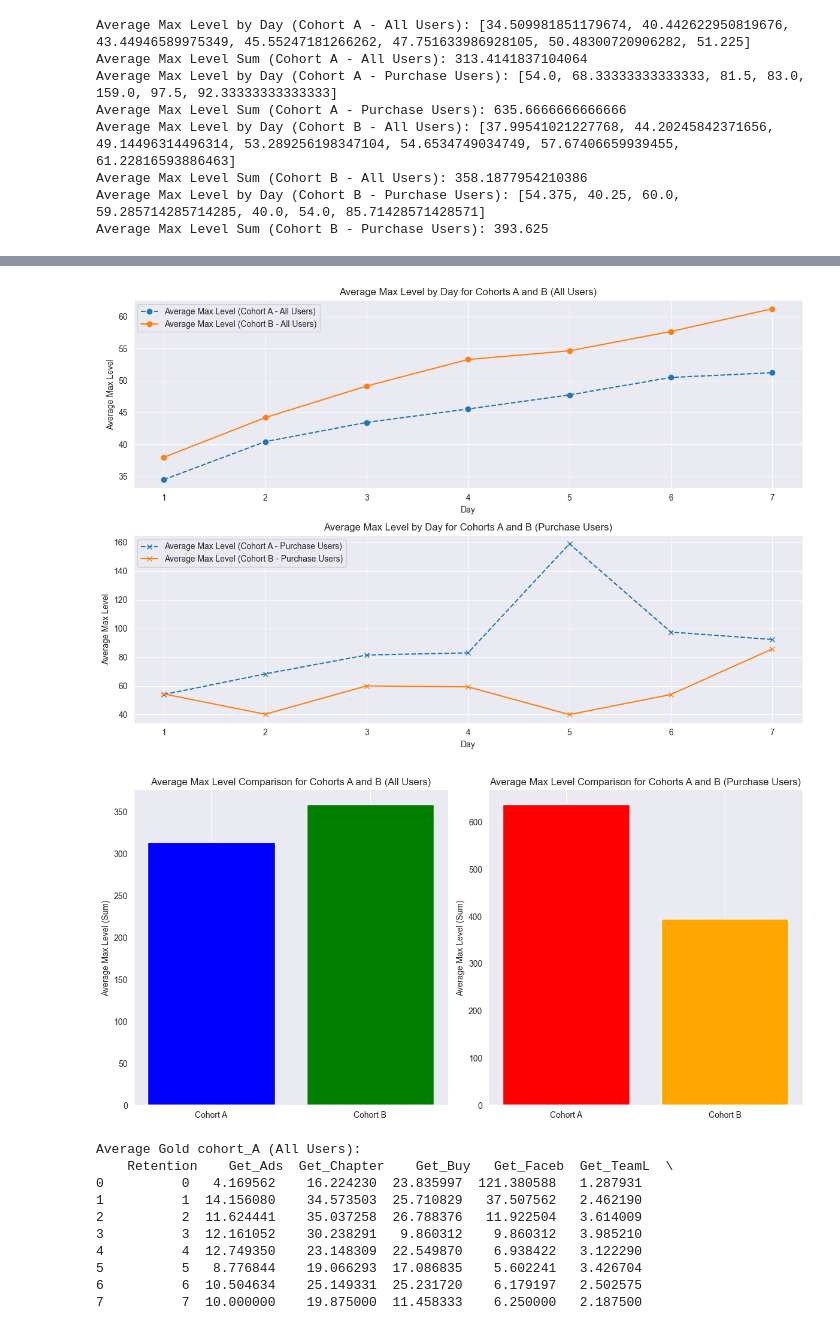
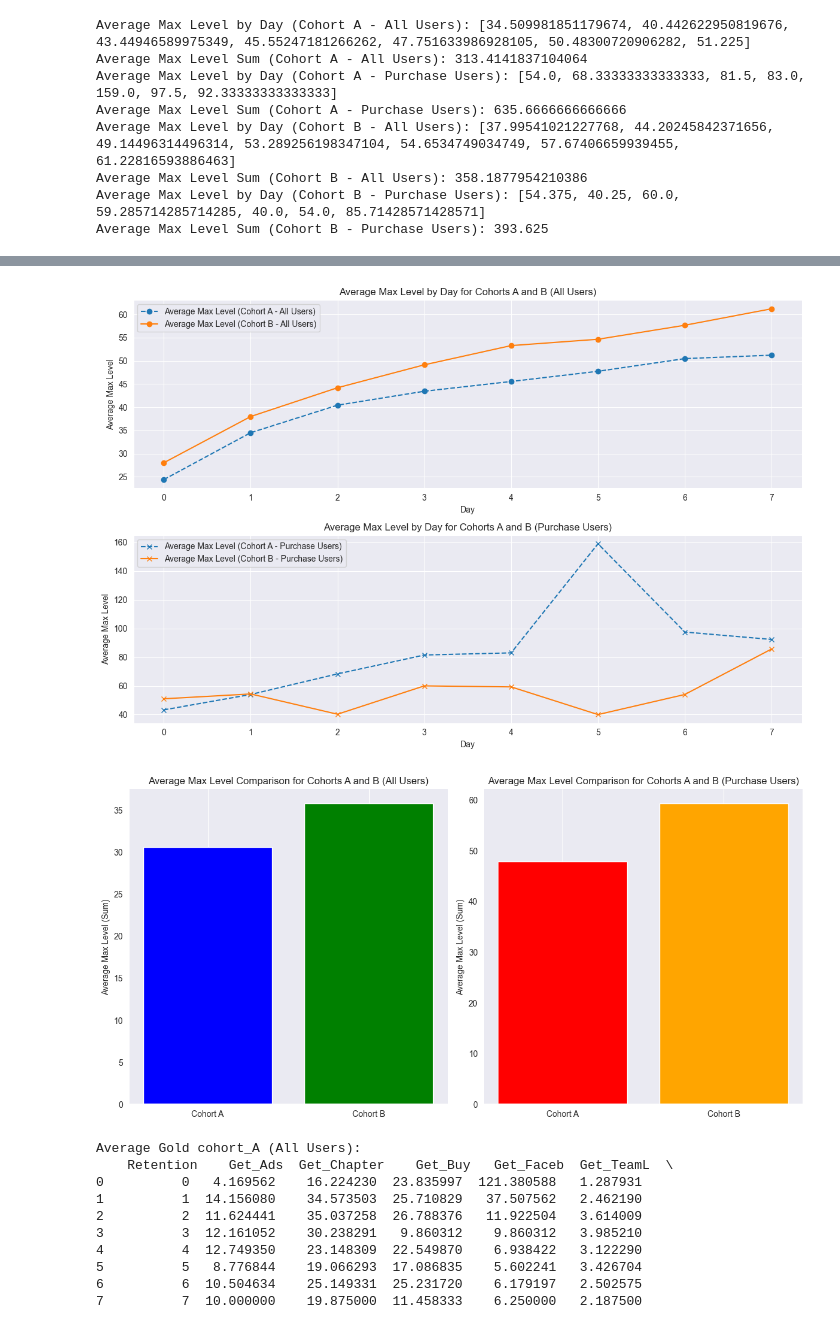
Before and after one commit to prosto-vlad19/A-B_testing_analysis, a Jupyter notebook: activity.ipynb, the cells around one changed output, grey strips where cells are left out. Cells and saved outputs as stored; diff of their text form; code cells hidden in the pictures.

```diff
--- a/activity.ipynb
+++ b/activity.ipynb
@@ -373,7 +431,7 @@ Average Max Level Sum (Cohort B - Purchase Users): 393.625
 # Строим графики изменения среднего максимального уровня по дням для когорт A и B для всех пользователей и пользователей с покупками
 
 plt.figure(figsize=(12, 8))
-days = range(1, 8)
+days = range(8)
 
 # Графики для всех пользователей
 plt.subplot(211)
@@ -402,38 +460,38 @@ plt.tight_layout()
 # Отображение графиков
 plt.show()
 # %% [output]
-[figure, old version]
+[figure, new version]
 # %%
 # 3.2 AVG MaxLevelPassed sum graph
 # Строим гистограмму сравнения суммарных результатов для когорт A и B
 import matplotlib.pyplot as plt
 
 plt.figure(figsize=(12, 6))
 
 # Создаем список меток и суммарных значений для среднего максимального уровня
 cohort_labels = ['Cohort A', 'Cohort B']
-avg_max_levels_all_users = [avg_max_level_A_sum_all, avg_max_level_B_sum_all]
-avg_max_levels_purchase_users = [avg_max_level_A_sum_purchase, avg_max_level_B_sum_purchase]
+avg_max_levels_all_users = [avg_max_level_A_all, avg_max_level_B_all]
+avg_max_levels_purchase_users = [avg_max_level_A_purchase, avg_max_level_B_purchase]
 
 # Гистограмма для всех пользователей
 plt.subplot(1, 2, 1)
 plt.bar(cohort_labels, avg_max_levels_all_users, color=['blue', 'green'])
 plt.title('Average Max Level Comparison for Cohorts A and B (All Users)')
 plt.ylabel('Average Max Level (Sum)')
 plt.grid(axis='y')
 
 # Гистограмма для пользователей с покупками
 plt.subplot(1, 2, 2)
 plt.bar(cohort_labels, avg_max_levels_purchase_users, color=['red', 'orange'])
 plt.title('Average Max Level Comparison for Cohorts A and B (Purchase Users)')
 plt.ylabel('Average Max Level (Sum)')
 plt.grid(axis='y')
 
 # Отображение гистограмм
 plt.tight_layout()
 plt.show()
 # %% [output]
-[figure, old version]
+[figure, new version]
 # %%
 # 4.1 AVG amount of gold received
 # Функция для расчета среднего количества золота
```
Also changed, not shown: parts of 4 cells of this notebook.
